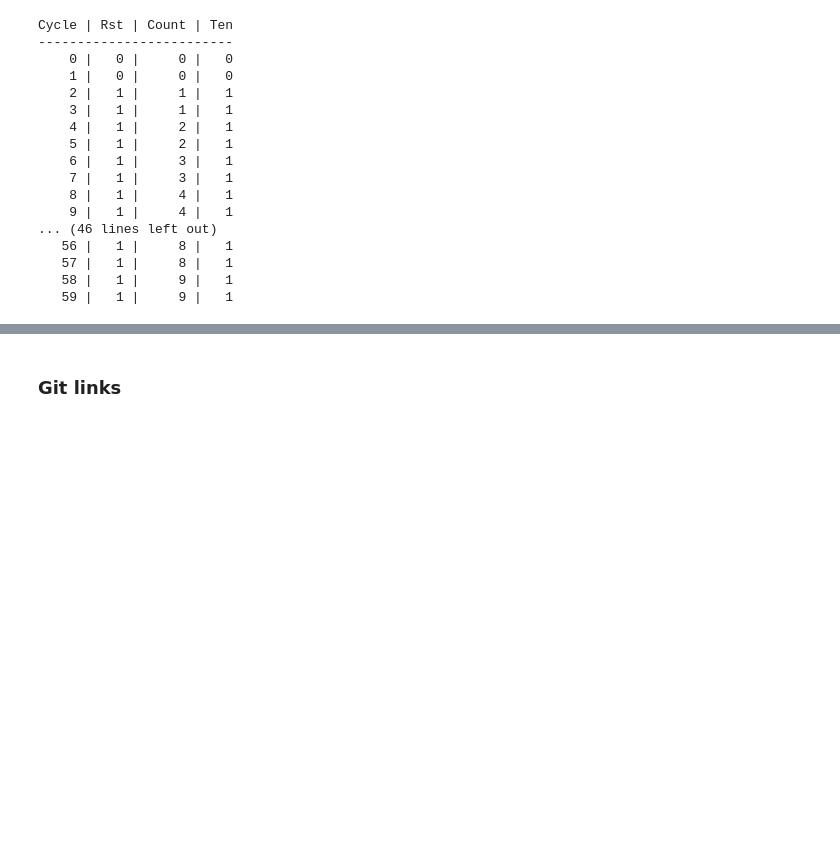
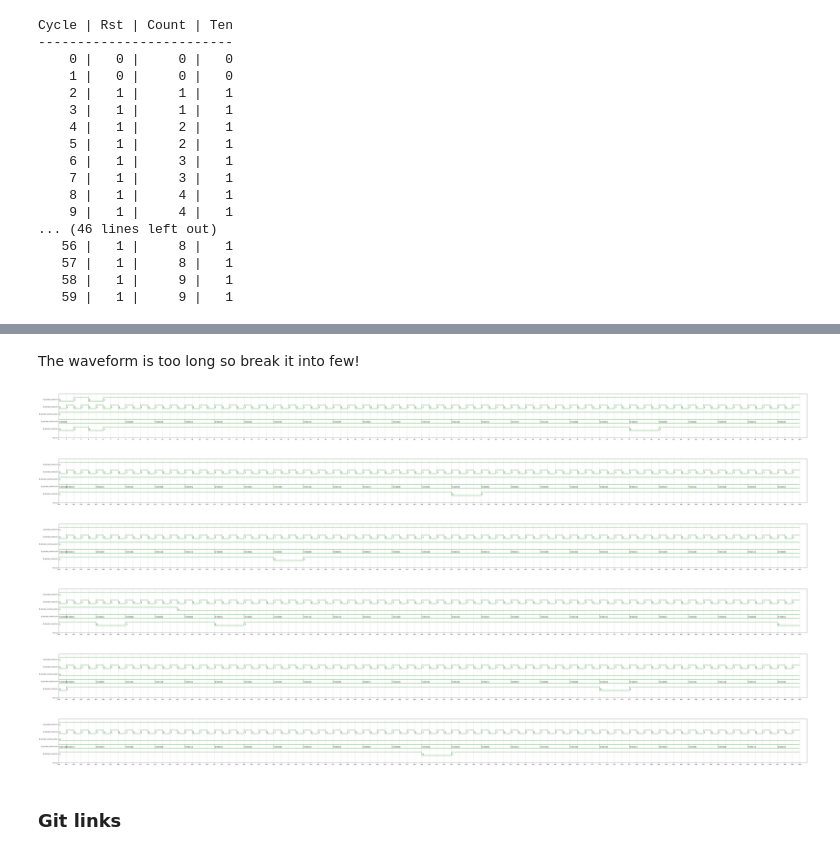
Before and after one commit to Varshan98/DSL_Quiz, a Jupyter notebook: Quiz.ipynb, the cells around one changed output, grey strips where cells are left out. Drawn from its saved outputs; the diff is of its cells as text; code cells hidden in the pictures; blank space fills up the shorter version.

```diff
--- a/Quiz.ipynb
+++ b/Quiz.ipynb
@@ -326,3 +501,53 @@ Cycle | Rst | Count | Ten
+# %% [markdown]
+The waveform is too long so break it into few!
+# %%
+%%waveform tb_decade_counter.vcd
+sign_list = ['tb_decade_counter.rst','tb_decade_counter.clk','tb_decade_counter.up_down','tb_decade_counter.count','tb_decade_counter.ten' ]
+time_begin = 0
+time_end = 100
+base = 'bin' # bin, dec, dec2, hex, octal
+# %% [output]
+[figure, added]
+# %%
+%%waveform tb_decade_counter.vcd
+sign_list = ['tb_decade_counter.rst','tb_decade_counter.clk','tb_decade_counter.up_down','tb_decade_counter.count','tb_decade_counter.ten' ]
+time_begin = 100
+time_end = 200
+base = 'bin' # bin, dec, dec2, hex, octal
+# %% [output]
+[figure, added]
+# %%
+%%waveform tb_decade_counter.vcd
+sign_list = ['tb_decade_counter.rst','tb_decade_counter.clk','tb_decade_counter.up_down','tb_decade_counter.count','tb_decade_counter.ten' ]
+time_begin = 200
+time_end = 300
+base = 'bin' # bin, dec, dec2, hex, octal
+# %% [output]
+[figure, added]
+# %%
+%%waveform tb_decade_counter.vcd
+sign_list = ['tb_decade_counter.rst','tb_decade_counter.clk','tb_decade_counter.up_down','tb_decade_counter.count','tb_decade_counter.ten' ]
+time_begin = 300
+time_end = 400
+base = 'bin' # bin, dec, dec2, hex, octal
+# %% [output]
+[figure, added]
+# %%
+%%waveform tb_decade_counter.vcd
+sign_list = ['tb_decade_counter.rst','tb_decade_counter.clk','tb_decade_counter.up_down','tb_decade_counter.count','tb_decade_counter.ten' ]
+time_begin = 400
+time_end = 500
+base = 'bin' # bin, dec, dec2, hex, octal
+# %% [output]
+[figure, added]
+# %%
+%%waveform tb_decade_counter.vcd
+sign_list = ['tb_decade_counter.rst','tb_decade_counter.clk','tb_decade_counter.up_down','tb_decade_counter.count','tb_decade_counter.ten' ]
+time_begin = 500
+time_end = 600
+base = 'bin' # bin, dec, dec2, hex, octal
+# %% [output]
+[figure, added]
 # %% [markdown]
 ### Git links
 # %% [markdown]
```
Also changed, not shown: parts of 9 cells of this notebook.
